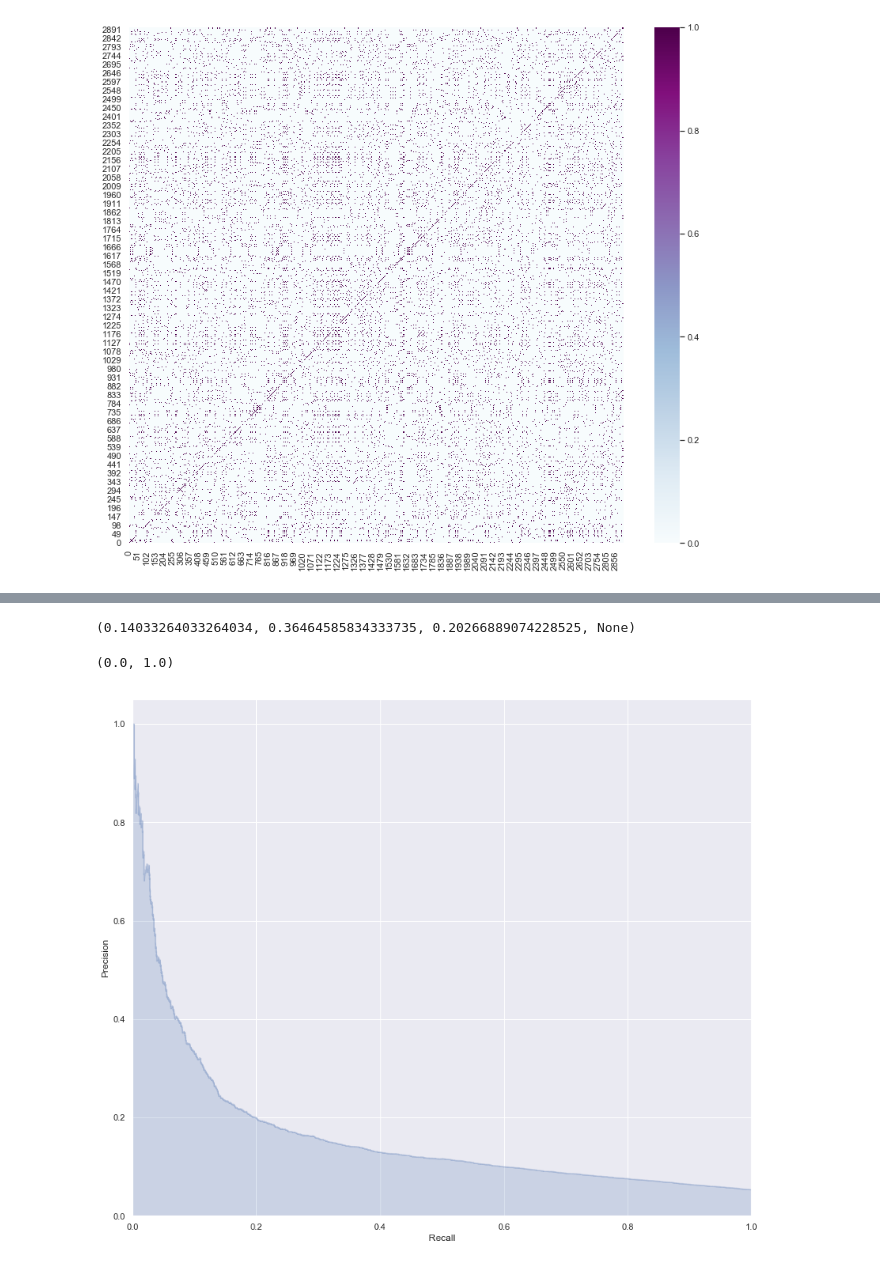
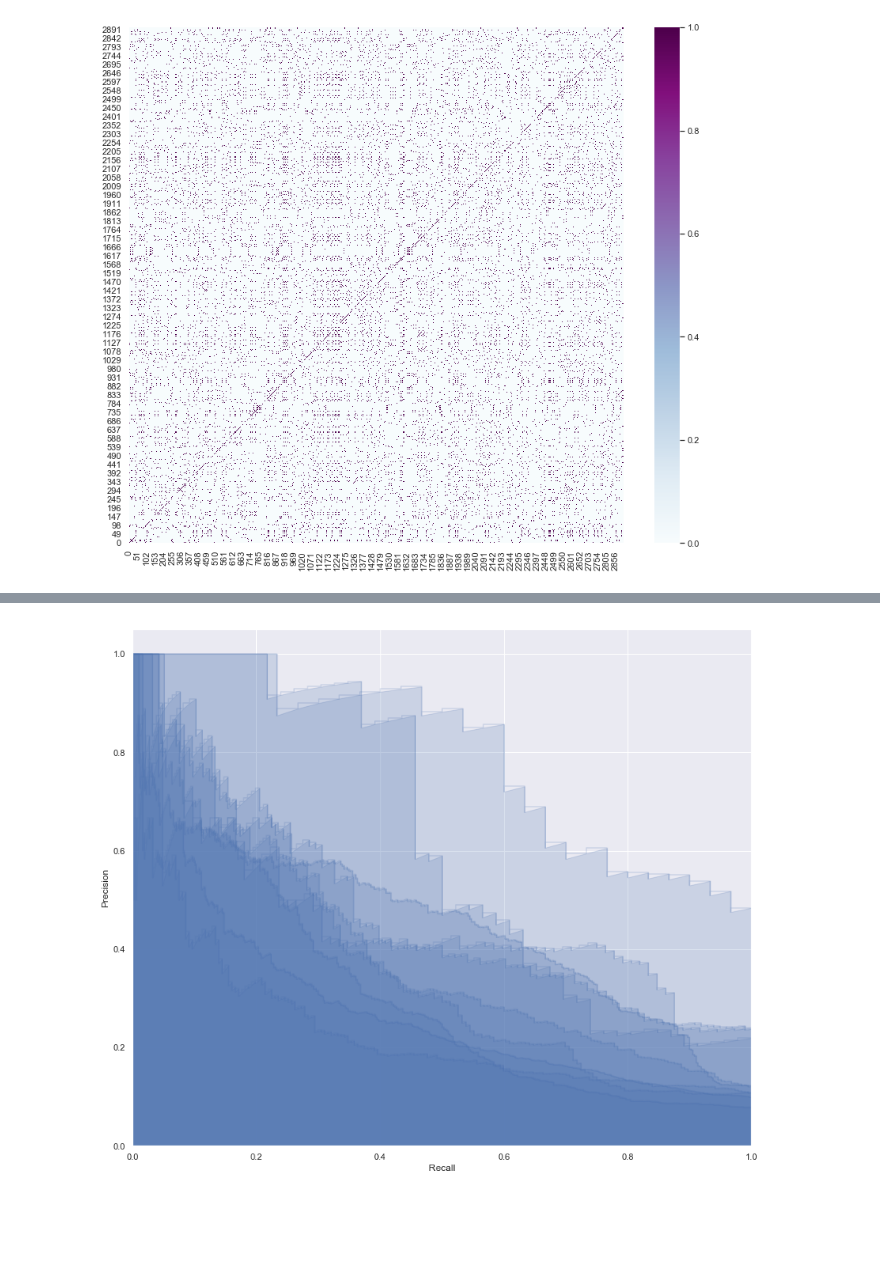
Before and after one commit to mau5Kol/Rhyme-Detection, a Jupyter notebook: src/quantify_test.ipynb, the cells around one changed output, grey strips where cells are left out. Saved outputs shown, nothing was run; the diff lists cells and outputs as text; code cells hidden in the pictures; blank space fills up the shorter version.

Commit message:
record the report analysis

```diff
--- a/src/quantify_test.ipynb
+++ b/src/quantify_test.ipynb
@@ -643,3 +643,6 @@ end_time = aligned_timestamp[856]
+# %%
+# initialization
+anlysis_report = dict()
 # %%
 def match_resolution(aligned_phone_seq, aligned_timestamp, sample_interval, i, j, hop_len):
     '''
@@ -728,2 +718,0 @@ end_frame - start_frame
-# %%
-time = np.arange(start_time, end_time + step, step)
@@ -744,3 +718,0 @@ distance_matrix = sci.spatial.distance.cdist(sub_mfcc.T, sub_mfcc.T, metric='seu
-# %%
-# gaussian kernel
-sub_mfcc_ssm = np.exp(-distance_matrix ** 2 / np.median(distance_matrix) ** 2)
@@ -773,4 +718,0 @@ precision, recall, f_beta_score, support = sklearn.metrics.precision_recall_fsco
-# %%
-precision, recall, f_beta_score, support
-# %% [output]
-(0.14033264033264034, 0.36464585834333735, 0.20266889074228525, None)
@@ -779,12 +719,31 @@ precision, recall, threshold = metrics.precision_recall_curve(y_labels, y_preds)
 # %%
-plt.step(recall, precision, color='b', alpha=0.2,
+def plot_matrix(m):
+    '''
+        Plot the matrix
+    '''
+    librosa.display.specshow(m)
+    plt.colorbar()
+
+def threshold(y_preds):
+    '''
+        Returns the threshold of the classifier
+    '''
+    res = np.where(y_preds>0.6, 1, 0)
+
+    return res
+
+
+def plot_pr_curve(y_labels, y_preds):
+    '''
+        compute the precision and recall with varing thresholds and plot them
+    '''
+    precision, recall, threshold = metrics.precision_recall_curve(y_labels, y_preds)
+
+    plt.step(recall, precision, color='b', alpha=0.2,
          where='post')
-plt.fill_between(recall, precision, alpha=0.2, color='b')
+    plt.fill_between(recall, precision, alpha=0.2, color='b')
 
-plt.xlabel('Recall')
-plt.ylabel('Precision')
-plt.ylim([0.0, 1.05])
-plt.xlim([0.0, 1.0])
+    plt.xlabel('Recall')
+    plt.ylabel('Precision')
+    plt.ylim([0.0, 1.05])
+    plt.xlim([0.0, 1.0])
-# %% [output]
-(0.0, 1.0)
-[figure, removed]
@@ -790,0 +808,5 @@ plt.xlim([0.0, 1.0])
+# %%
+anlysis_report.clear()
+require_analysis_report(anlysis_report, mfcc_feature, rhyming_pair, aligned_phone_seq, aligned_timestamp, func, 1024)
+# %% [output]
+[figure, added]
```
Also changed, not shown: parts of 22 cells of this notebook.
